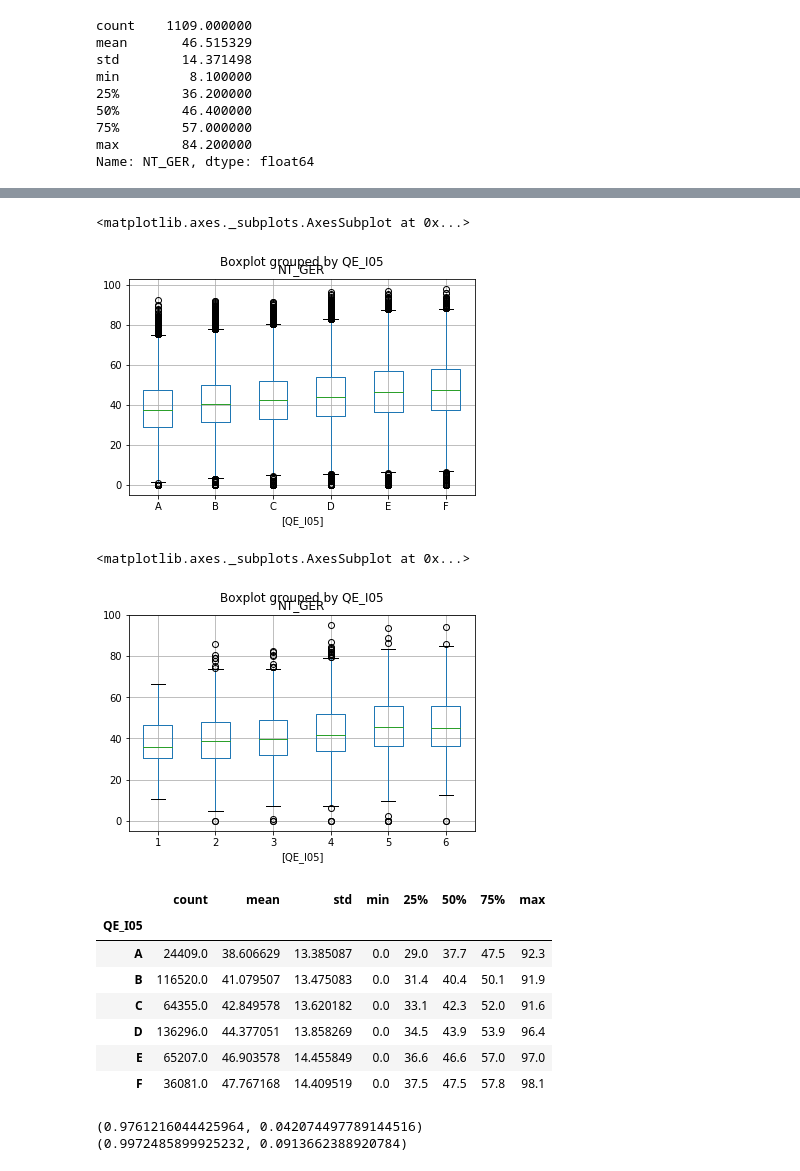
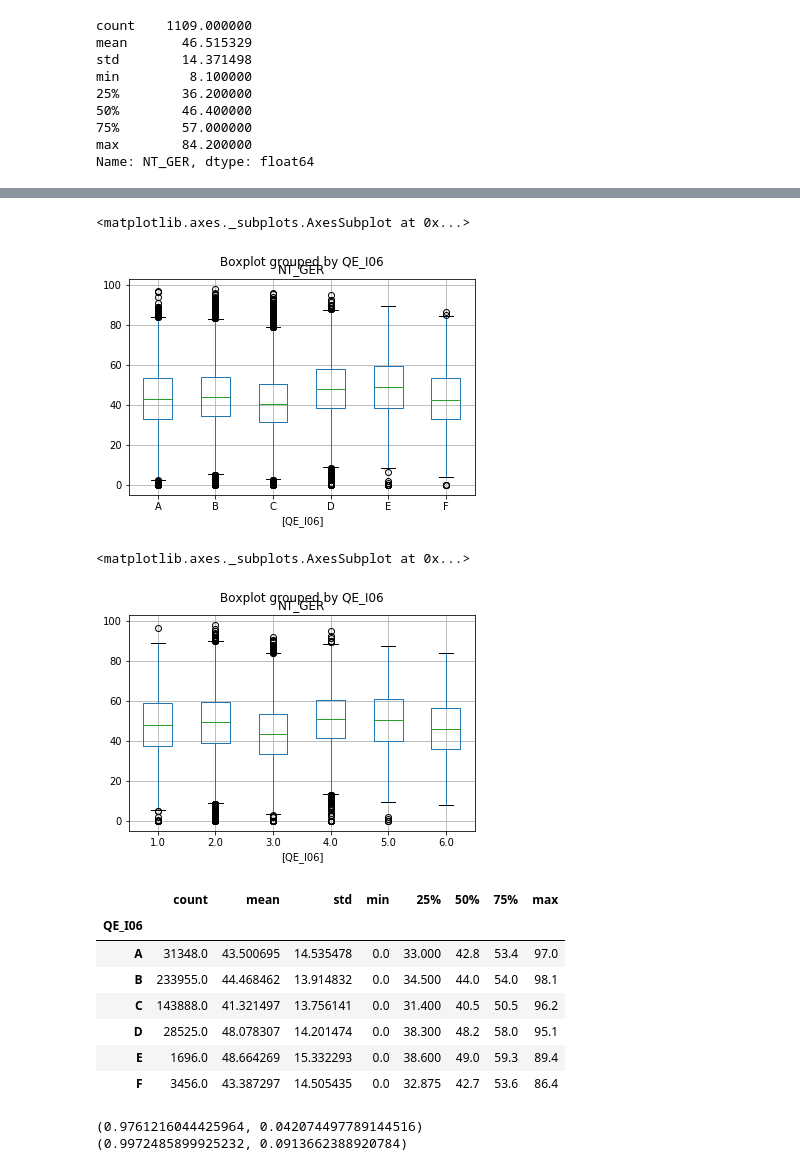
Before and after one commit to nayaras/topicosIC-1, a Jupyter notebook: enade.ipynb, the cells around one changed output, grey strips where cells are left out. Saved outputs shown, nothing was run; the diff lists cells and outputs as text; code cells hidden in the pictures.

```diff
--- a/enade.ipynb
+++ b/enade.ipynb
@@ -314,7 +300,7 @@ Name: NT_GER, dtype: float64
 # %%
-ccomp.QE_I08.head(10)
+federal.QE_I06.head(10)
 
-ccomp['QE_I08'] = ccomp['QE_I08'].map({'A': 1, 'B': 2, 'C': 3, 'D': 4,'E': 5, 'F':6,'G':7})
+federal['QE_I06'] = federal['QE_I06'].map({'A': 1, 'B': 2, 'C': 3, 'D': 4,'E': 5, 'F':6})
 
-ccomp.QE_I08.head(10)
+federal.QE_I06.head(10)
 # %% [output]
@@ -392,32 +333,32 @@ ccompfederal.head()
 # %%
 #Como verificar se a média dos alunos do campo QE_I05 para todos os alunos são realmente diferentes
-qe05 = pandas.DataFrame(tabela, columns=['NT_GER', 'QE_I05'])
-qe05.boxplot(by='QE_I05')
+qe06 = pandas.DataFrame(tabela, columns=['NT_GER', 'QE_I06'])
+qe06.boxplot(by='QE_I06')
 # %% [output]
 <matplotlib.axes._subplots.AxesSubplot at 0x...>
-[figure, old version]
+[figure, new version]
 # %%
-#para os alunos de computacao
-qe05 = pandas.DataFrame(ccomp, columns=['NT_GER', 'QE_I05'])
-qe05.boxplot(by='QE_I05')
+#para os alunos de instituições federais
+qe06 = pandas.DataFrame(federal, columns=['NT_GER', 'QE_I06'])
+qe06.boxplot(by='QE_I06')
 # %% [output]
 <matplotlib.axes._subplots.AxesSubplot at 0x...>
-[figure, old version]
+[figure, new version]
 # %%
 #A análise de variância (ANOVA) é um teste usado para comparar as médias de dois grupos.
 #suposições: normalidade, independência e variância homegênea
 
 #nota geral agrupada pela questão 05
-tabela['NT_GER'].groupby(tabela['QE_I05']).describe()
+tabela['NT_GER'].groupby(tabela['QE_I06']).describe()
 # %% [output]
 |  | count | mean | std | min | 25% | 50% | 75% | max |
-| QE_I05 |  |  |  |  |  |  |  |  |
-| A | 24409.0 | 38.606629 | 13.385087 | 0.0 | 29.0 | 37.7 | 47.5 | 92.3 |
-| B | 116520.0 | 41.079507 | 13.475083 | 0.0 | 31.4 | 40.4 | 50.1 | 91.9 |
-| C | 64355.0 | 42.849578 | 13.620182 | 0.0 | 33.1 | 42.3 | 52.0 | 91.6 |
-| D | 136296.0 | 44.377051 | 13.858269 | 0.0 | 34.5 | 43.9 | 53.9 | 96.4 |
-| E | 65207.0 | 46.903578 | 14.455849 | 0.0 | 36.6 | 46.6 | 57.0 | 97.0 |
-| F | 36081.0 | 47.767168 | 14.409519 | 0.0 | 37.5 | 47.5 | 57.8 | 98.1 |
+| QE_I06 |  |  |  |  |  |  |  |  |
+| A | 31348.0 | 43.500695 | 14.535478 | 0.0 | 33.000 | 42.8 | 53.4 | 97.0 |
+| B | 233955.0 | 44.468462 | 13.914832 | 0.0 | 34.500 | 44.0 | 54.0 | 98.1 |
+| C | 143888.0 | 41.321497 | 13.756141 | 0.0 | 31.400 | 40.5 | 50.5 | 96.2 |
+| D | 28525.0 | 48.078307 | 14.201474 | 0.0 | 38.300 | 48.2 | 58.0 | 95.1 |
+| E | 1696.0 | 48.664269 | 15.332293 | 0.0 | 38.600 | 49.0 | 59.3 | 89.4 |
+| F | 3456.0 | 43.387297 | 14.505435 | 0.0 | 32.875 | 42.7 | 53.6 | 86.4 |
 # %%
 #teste das suposições
 import scipy.stats as stats
```
Also changed, not shown: parts of 8 cells of this notebook.
